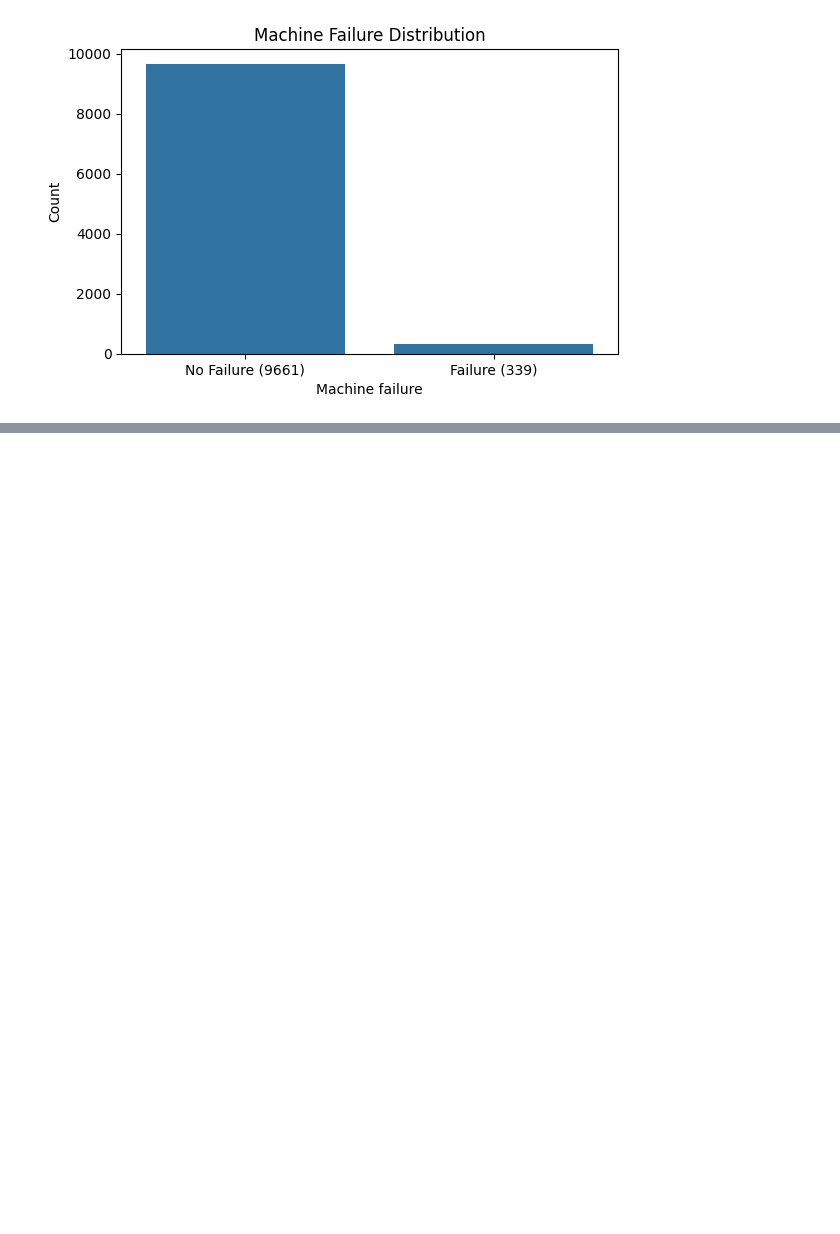
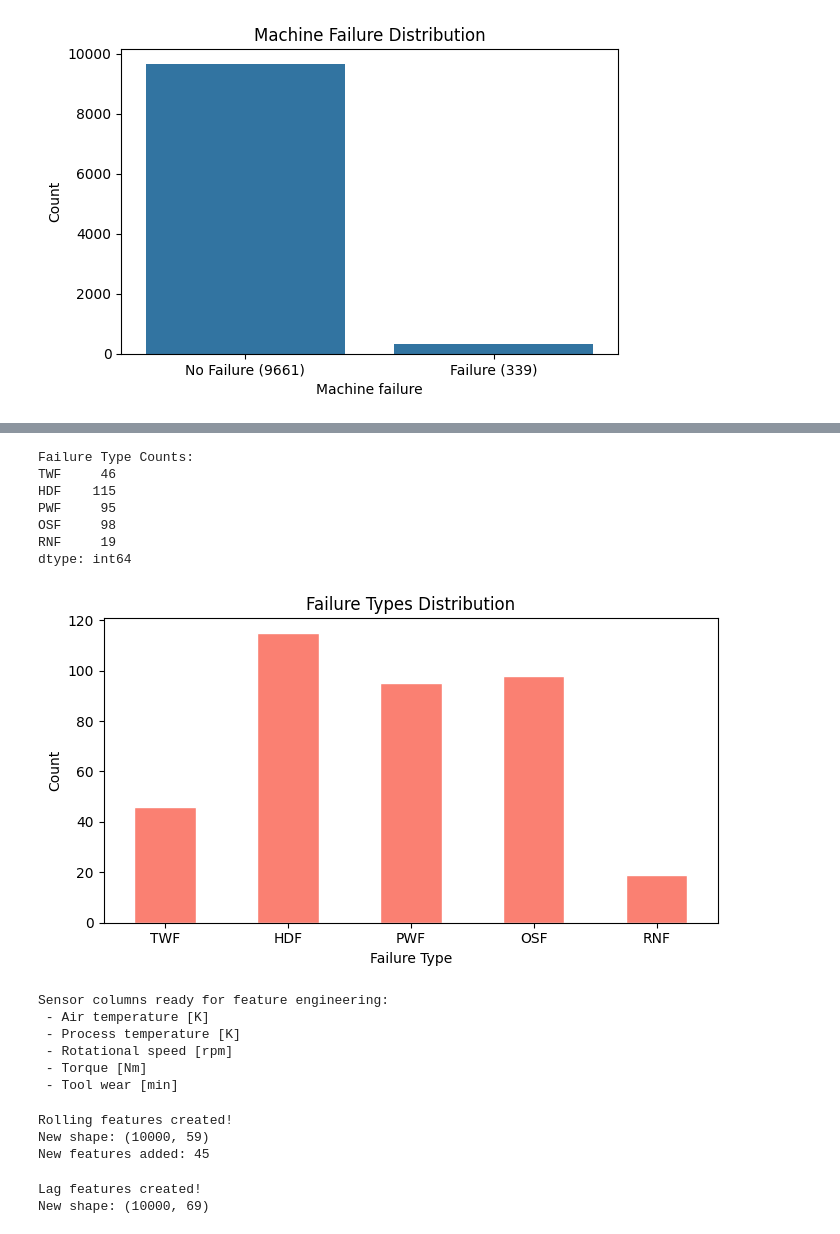
Before and after one commit to sanjay071202/predictive-Maintenance, a Jupyter notebook: notebooks/01_ingestion.ipynb, the cells around one changed output, grey strips where cells are left out. Cells and saved outputs as stored; diff of their text form; code cells hidden in the pictures; blank space fills up the shorter version.

```diff
--- a/notebooks/01_ingestion.ipynb
+++ b/notebooks/01_ingestion.ipynb
@@ -107,0 +149,71 @@ plt.show()
+# %%
+failure_cols = ['TWF', 'HDF', 'PWF', 'OSF', 'RNF']
+
+failure_counts = df[failure_cols].sum()
+print("Failure Type Counts:")
+print(failure_counts)
+
+plt.figure(figsize=(7,4))
+failure_counts.plot(kind='bar', color='salmon', edgecolor='white')
+plt.title('Failure Types Distribution')
+plt.xlabel('Failure Type')
+plt.ylabel('Count')
+plt.xticks(rotation=0)
+plt.tight_layout()
+plt.show()
+# %% [output]
+Failure Type Counts:
+TWF     46
+HDF    115
+PWF     95
+OSF     98
+RNF     19
+dtype: int64
+[figure, added]
+# %%
+sensor_cols = [
+    'Air temperature [K]',
+    'Process temperature [K]',
+    'Rotational speed [rpm]',
+    'Torque [Nm]',
+    'Tool wear [min]'
+]
+
+print("Sensor columns ready for feature engineering:")
+for col in sensor_cols:
+    print(" -", col)
+# %% [output]
+Sensor columns ready for feature engineering:
+ - Air temperature [K]
+ - Process temperature [K]
+ - Rotational speed [rpm]
+ - Torque [Nm]
+ - Tool wear [min]
+# %%
+windows = [3, 5, 10]
+
+for col in sensor_cols:
+    short = col.split(' ')[0].lower()
+    for w in windows:
+        df[f'{short}_roll{w}_mean'] = df[col].rolling(window=w).mean()
+        df[f'{short}_roll{w}_std']  = df[col].rolling(window=w).std()
+        df[f'{short}_roll{w}_var']  = df[col].rolling(window=w).var()
+
+print("Rolling features created!")
+print("New shape:", df.shape)
+print("New features added:", df.shape[1] - 14)
+# %% [output]
+Rolling features created!
+New shape: (10000, 59)
+New features added: 45
+# %%
+for col in sensor_cols:
+    short = col.split(' ')[0].lower()
+    df[f'{short}_lag1'] = df[col].shift(1)
+    df[f'{short}_lag2'] = df[col].shift(2)
+
+print("Lag features created!")
+print("New shape:", df.shape)
+# %% [output]
+Lag features created!
+New shape: (10000, 69)
```
Also changed, not shown: parts of 9 cells of this notebook.
